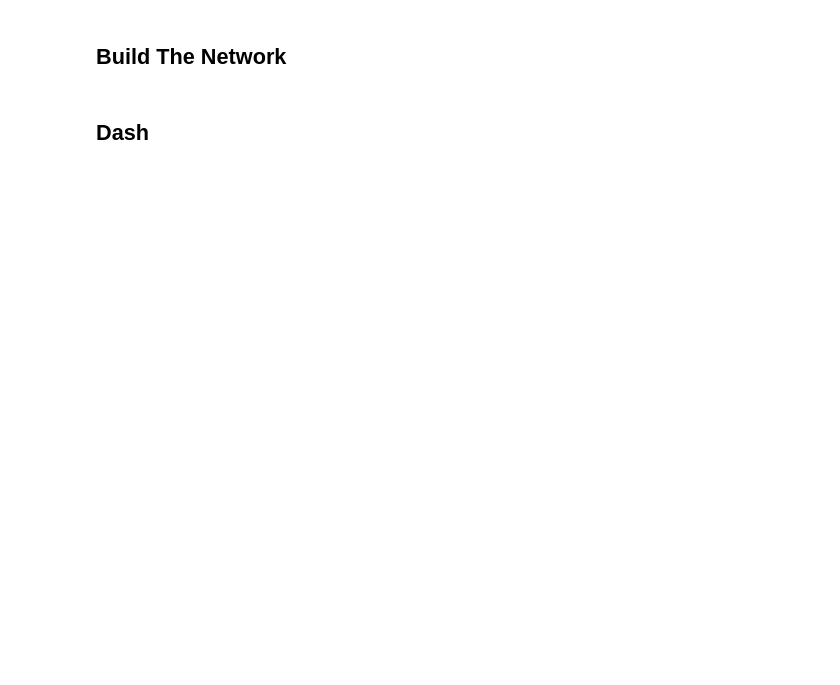
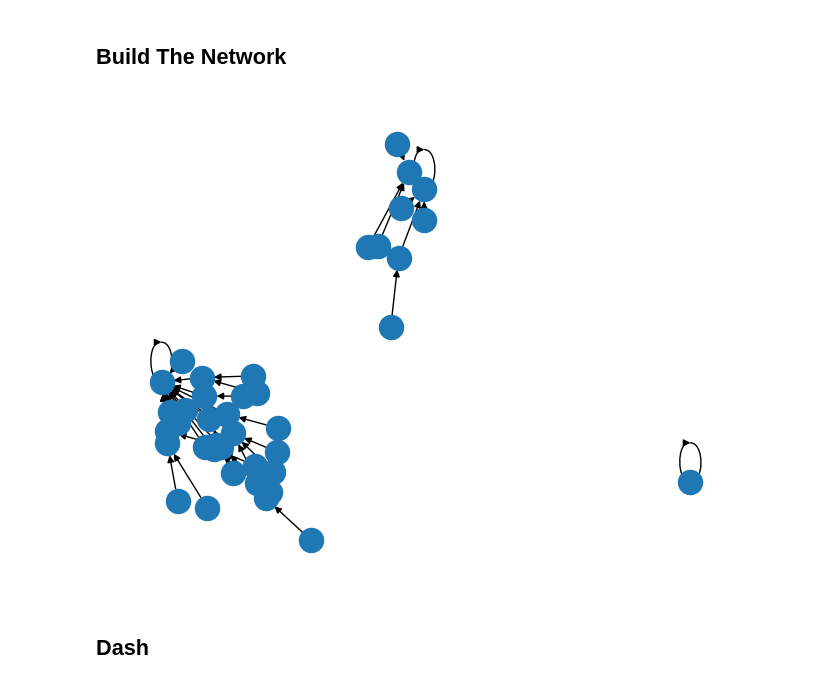
Before and after one commit to lucasdurand/network-graph-tutorial, a Jupyter notebook: Dash Cytoscape.ipynb, the cells around one changed output. Drawn from its saved outputs; the diff is of its cells as text; code cells hidden in the pictures; blank space fills up the shorter version.

Commit message:
Update preliminary example to use networkx, pin dash at 0.2.0

```diff
--- a/Dash Cytoscape.ipynb
+++ b/Dash Cytoscape.ipynb
@@ -86,6 +86,11 @@ And let's add some more information about the individuals by giving everyone a l
 subjects = ["Art","English","Science","Medieval History","Sports Cars"]
 
 people["subjects"] = list(np.random.choice(subjects, size=(len(people), 2)))
+
+depth = people["rank"].max()
+size = 30
+people["size"] = size*(depth - people["rank"])
+people["label"] = people["last"]
 # %%
 people.head(5)
 # %% [output]
@@ -120,0 +105,13 @@ def edges(people):
+# %%
+import networkx as nx
+
+G = nx.DiGraph()
+G.add_nodes_from(
+    ((person["person_ID"], person) for person in people.to_dict(orient="records")),
+    type="person",
+)
+G.add_edges_from(G.nodes(data="manager"), label="manager")
+
+nx.draw(G)
+# %% [output]
+[figure, added]
```
Also changed, not shown: parts of 5 cells of this notebook, 1 other file.
